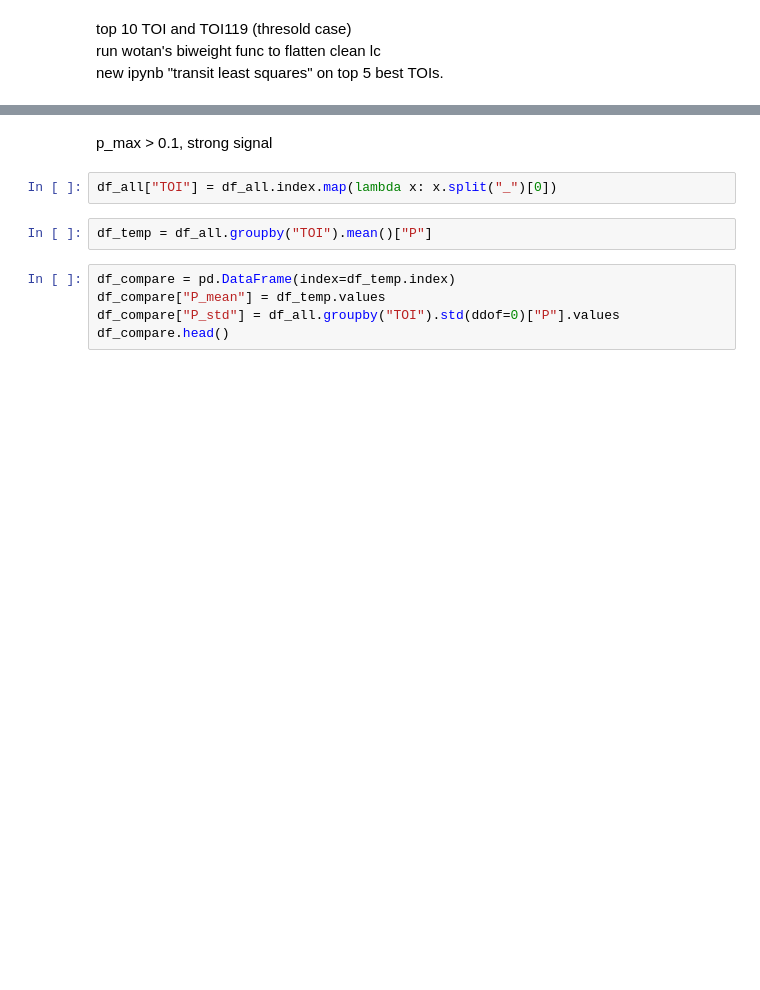
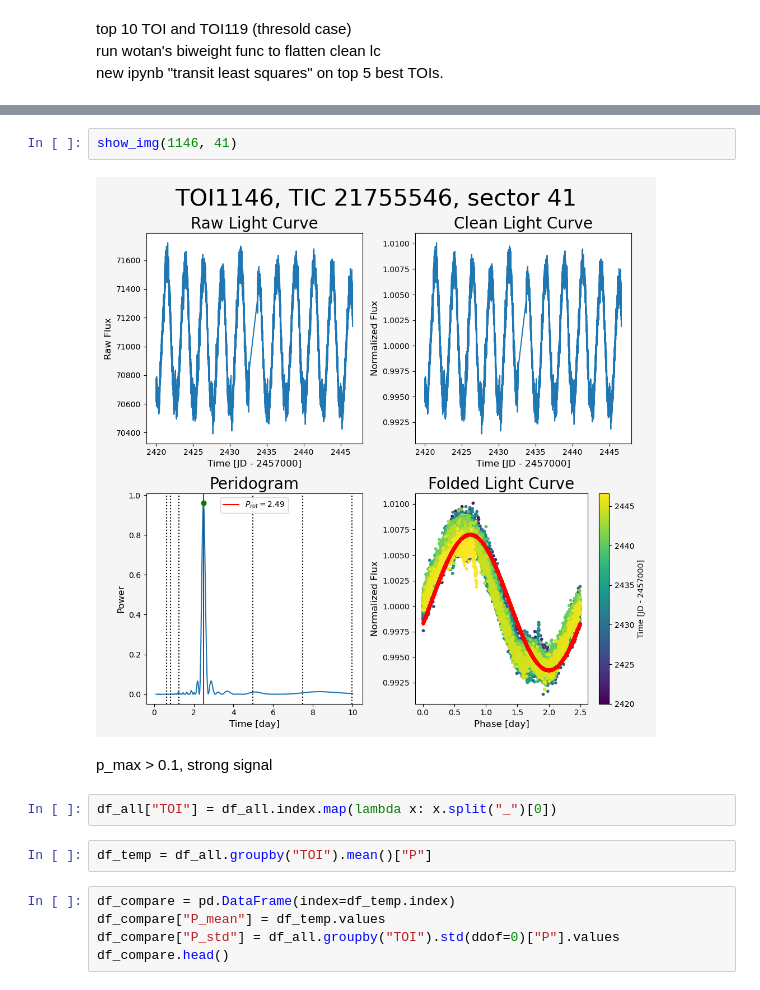
Before and after one commit to hiremasa/ytps, a Jupyter notebook: src/working_notebook.ipynb, the cells around one changed output, grey strips where cells are left out. Cells and saved outputs as stored; diff of their text form; blank space fills up the shorter version.

```diff
--- a/src/working_notebook.ipynb
+++ b/src/working_notebook.ipynb
@@ -57,3 +89,7 @@ show_img(3353, 30)
+# %%
+show_img(1146, 41)
+# %% [output]
+[figure, added]
 # %% [markdown]
 p_max > 0.1, strong signal
 # %%
```
Also changed, not shown: parts of 9 cells of this notebook, 7 other files.
